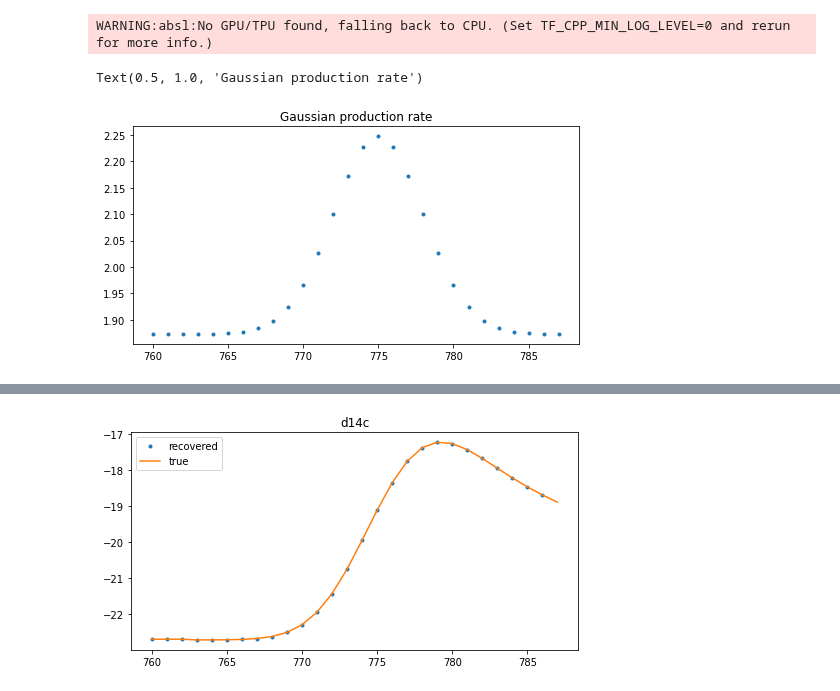
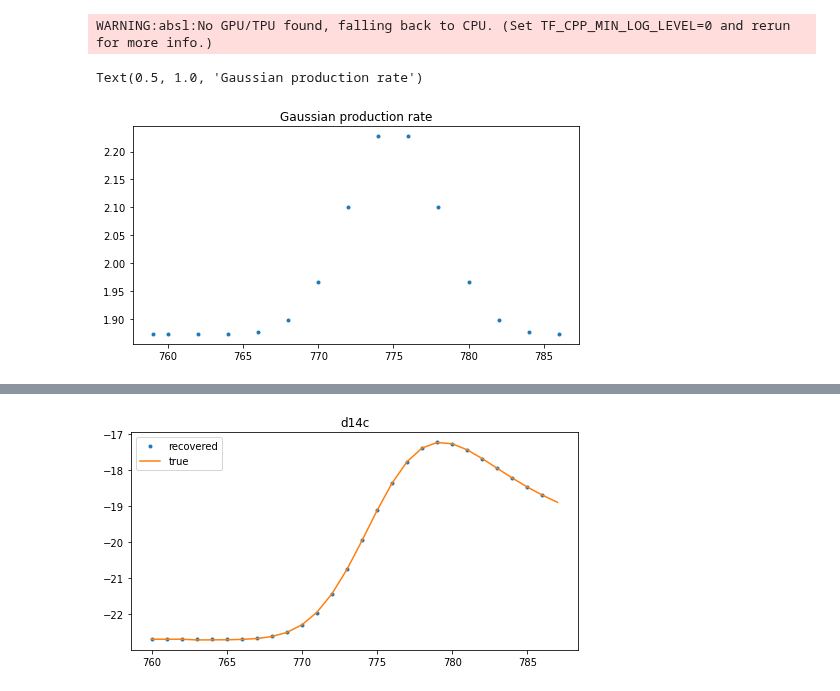
Before and after one commit to SharmaLlama/ticktack, a Jupyter notebook: notebooks/cp_injection_recovery.ipynb, the cells around one changed output, grey strips where cells are left out. Cells and saved outputs as stored; diff of their text form; code cells hidden in the pictures.

```diff
--- a/notebooks/cp_injection_recovery.ipynb
+++ b/notebooks/cp_injection_recovery.ipynb
@@ -42,10 +37 @@ def sine(t, param):
-# %%
-# t = jnp.arange(660, 980)
-t = cf.time_data
-plt.plot(t, gauss(t), ".")
-# plt.plot(t, sine(t, [1]), ".")
-plt.title('Gaussian production rate')
-# %% [output]
-Text(0.5, 1.0, 'Gaussian production rate')
-[figure, old version]
 # %%
@@ -56,0 +43,8 @@ result = cf1.fit_cp()
+# %%
+t = cf.control_points_time
+true_cp = gauss(t)
+plt.plot(t, gauss(t), ".")
+plt.title('Gaussian production rate')
+# %% [output]
+Text(0.5, 1.0, 'Gaussian production rate')
+[figure, new version]
```
Also changed, not shown: parts of 6 cells of this notebook, 5 other files.
